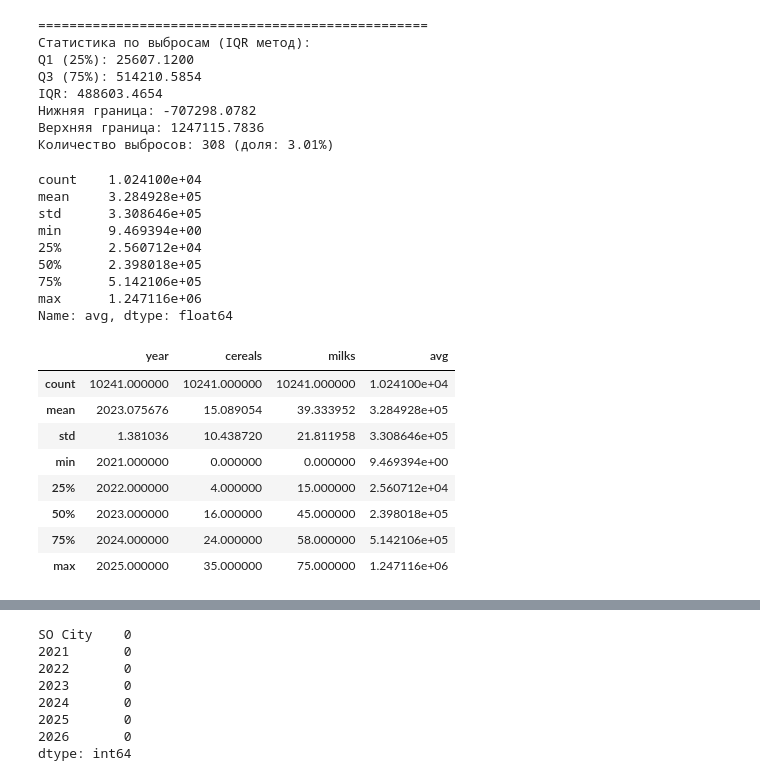
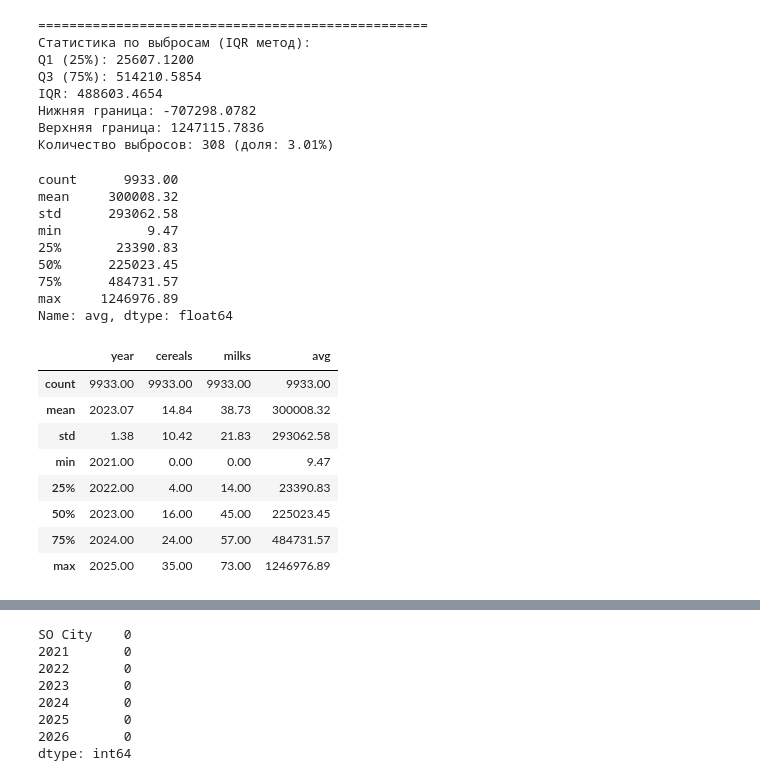
Before and after one commit to Sergey-Karpov/so_prediction_2.0_notebook, a Jupyter notebook: main.ipynb, the cells around one changed output, grey strips where cells are left out. Saved outputs shown, nothing was run; the diff lists cells and outputs as text; code cells hidden in the pictures.

```diff
--- a/main.ipynb
+++ b/main.ipynb
@@ -212,18 +232,18 @@ IQR: 488603.4654
 Количество выбросов: 308 (доля: 3.01%)
 # %%
 # 3. Применяем winsorization ТОЛЬКО к верхней границе
-df_clear['avg'] = df_clear['avg'].clip(upper=upper_band)
-
+# df_clear['avg'] = df_clear['avg'].clip(upper=upper_band)
+df_clear = df_clear[df_clear['avg'] < upper_band]
 df_clear['avg'].describe()
 # %% [output]
-count    1.024100e+04
-mean     3.284928e+05
-std      3.308646e+05
-min      9.469394e+00
-25%      2.560712e+04
-50%      2.398018e+05
-75%      5.142106e+05
-max      1.247116e+06
+count      9933.00
+mean     300008.32
+std      293062.58
+min           9.47
+25%       23390.83
+50%      225023.45
+75%      484731.57
+max     1246976.89
 Name: avg, dtype: float64
 # %%
 # 4. Заполняем пропуски 0 в cereals и milks
@@ -234,17 +254,18 @@ df_clear['milks'] = df_clear['milks'].fillna(0)
 df_clear['cereals'] = df_clear['cereals'].astype(int)
 df_clear['milks'] = df_clear['milks'].astype(int)
 # %%
+pd.set_option('display.float_format', '{:.2f}'.format)
 df_clear.describe()
 # %% [output]
 |  | year | cereals | milks | avg |
-| count | 10241.000000 | 10241.000000 | 10241.000000 | 1.024100e+04 |
-| mean | 2023.075676 | 15.089054 | 39.333952 | 3.284928e+05 |
-| std | 1.381036 | 10.438720 | 21.811958 | 3.308646e+05 |
-| min | 2021.000000 | 0.000000 | 0.000000 | 9.469394e+00 |
-| 25% | 2022.000000 | 4.000000 | 15.000000 | 2.560712e+04 |
-| 50% | 2023.000000 | 16.000000 | 45.000000 | 2.398018e+05 |
-| 75% | 2024.000000 | 24.000000 | 58.000000 | 5.142106e+05 |
-| max | 2025.000000 | 35.000000 | 75.000000 | 1.247116e+06 |
+| count | 9933.00 | 9933.00 | 9933.00 | 9933.00 |
+| mean | 2023.07 | 14.84 | 38.73 | 300008.32 |
+| std | 1.38 | 10.42 | 21.83 | 293062.58 |
+| min | 2021.00 | 0.00 | 0.00 | 9.47 |
+| 25% | 2022.00 | 4.00 | 14.00 | 23390.83 |
+| 50% | 2023.00 | 16.00 | 45.00 | 225023.45 |
+| 75% | 2024.00 | 24.00 | 57.00 | 484731.57 |
+| max | 2025.00 | 35.00 | 73.00 | 1246976.89 |
 # %%
 # Заполняем пустые значения df_ms_by_chain скользящими средними
 mask_2024 = df_ms_by_chain['2024'].isna()
```
Also changed, not shown: parts of 22 cells of this notebook.
